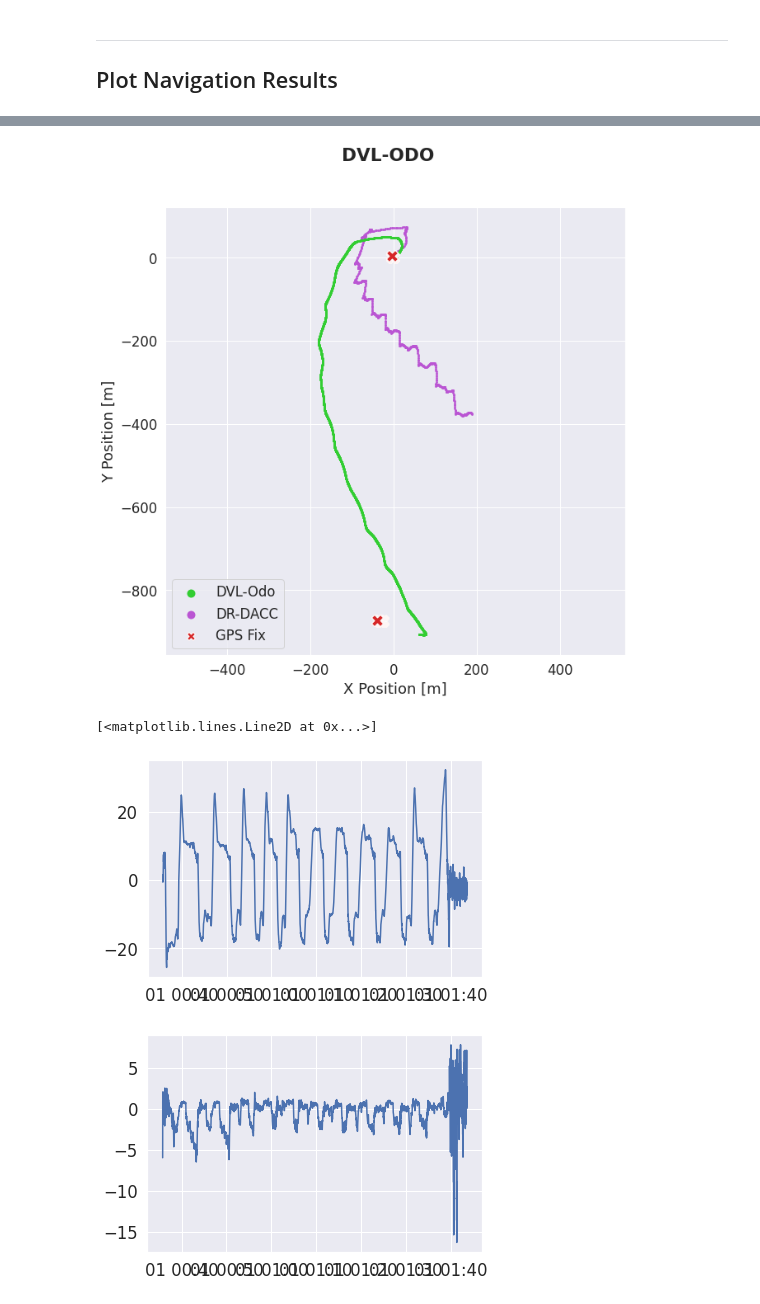
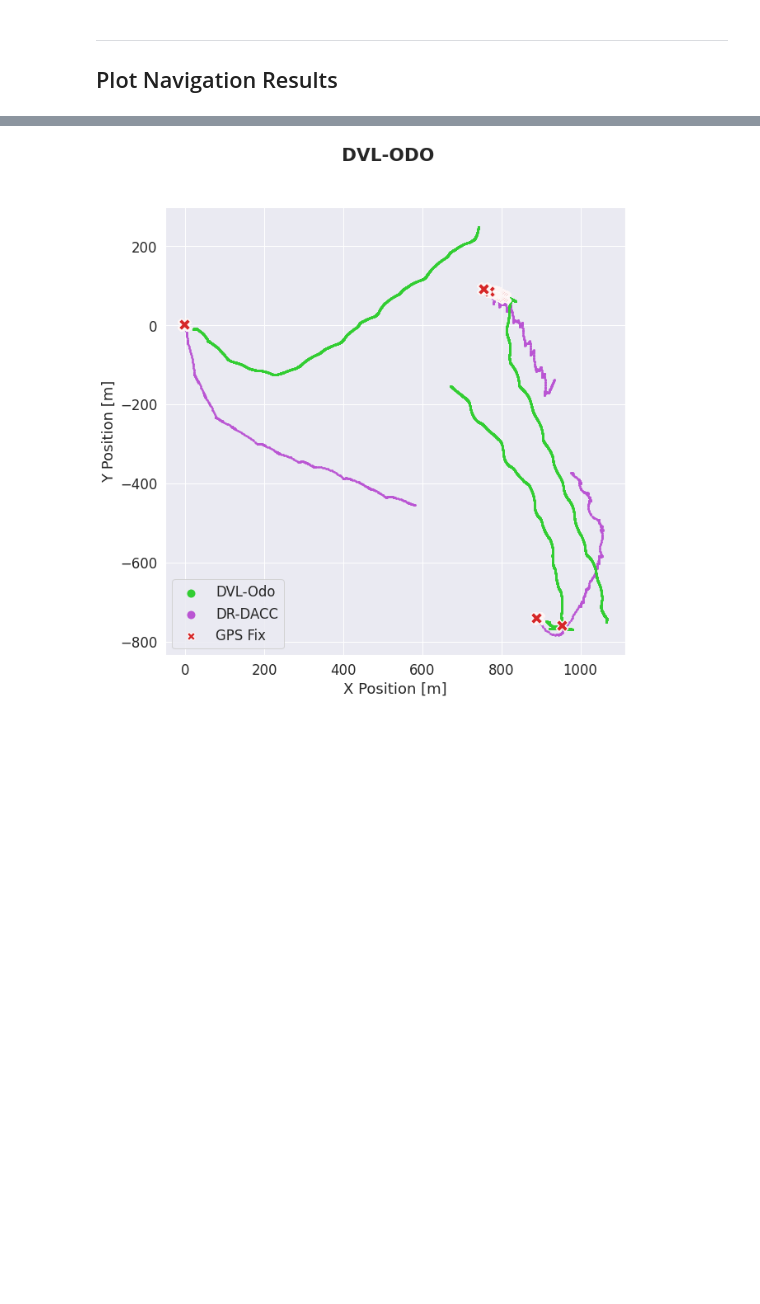
Before and after one commit to gidobot/dvl-nav, a Jupyter notebook: notebook/dvl-navigation-unit770.ipynb, the cells around one changed output, grey strips where cells are left out. Saved outputs shown, nothing was run; the diff lists cells and outputs as text; code cells hidden in the pictures; blank space fills up the shorter version.

```diff
--- a/notebook/dvl-navigation-unit770.ipynb
+++ b/notebook/dvl-navigation-unit770.ipynb
@@ -100,7 +96,7 @@ print('Done!')
 Done!
 # %%
 #filepath = '/home/gburgess/dvl-nav/data/field_data/buzz_bay/dec_15/'
-filepath = '/home/gburgess/dvl-nav/data/field_data/puerto_rico/mar9/'
+filepath = '/home/gburgess/dvl-nav/data/field_data/puerto_rico/mar17/'
 # %% [markdown]
 ---
 <a id='load-and-parse-data'></a>
@@ -305,0 +325,8 @@ end_dvl = dvl_raw_df_new.index.get_loc(ctd_end, method='nearest')
+# %%
+# Specific to when using DBD data as IMU
+print('CTD Start: ', ctd_start, ' CTD end: ', ctd_end)
+print('DBD Start: ', time_dbd[0], ' DBD END: ', time_dbd[-1])
+print('Diff start: ',time_dbd[0] - ctd_start  , ' Diff end: ', time_dbd[-1] - ctd_end)
+
+start_adjustment = int(np.ceil(time_dbd[0] - ctd_start))
+end_adjustment = int(np.ceil(np.abs(time_dbd[-1] - ctd_end)))
@@ -361,8 +464,8 @@ ts.to_dataframe()
 # %%
 reload_modules()
 
+btm_count = 0
 # tuning parameters for working with DVL data
-#TODO confirm one way or another on pitch bias
 pitch_bias           = 0
 #pitch_bias           =  8    # [deg]   mounting pitch bias for the sonar
 start_filter         =  2    # [bin #] avoid using the first number of bins
@@ -370,6 +473,7 @@ end_filter           =  2    # [bin #] avoid using the last number of bins
 voc_mag_filter       =  1.0  # [m/s]   filter out ocean current
 voc_delta_mag_filter =  0.5  # [m/s]   filter out deltas between layers
 near_surface_filter  = 10    # [m]     ignore Vtw when near surface
+direction = 'descending'
 
 # constants
 DEG_TO_RAD = np.pi/180
@@ -380,8 +484,7 @@ bin0_dist    = ts.df.bin0_distance[0]
 bin_len      = np.cos(pitch_bias*DEG_TO_RAD)*bin_len
 bin0_dist    = np.cos(pitch_bias*DEG_TO_RAD)*bin0_dist
 max_range    = 40
-# max_range    = 80
-max_depth    = int(np.max(ts.df.depth)+80)
+max_depth    = int(np.max(ts.df.ctd_depth)+max_range)
 x_beam       = 0
 y_beam       = 1
 
@@ -412,6 +515,7 @@ for t in range(len(ts.df)):
         vtw_u = ts.df.rel_vel_dvl_u[t]
         vtw_v = ts.df.rel_vel_dvl_v[t]
 
+    #print(vtw_u, vtw_v)
     # extract Voc reference from bottom track velocity when available
     if not np.isnan(ts.df.abs_vel_btm_u[t]):
         vog_u = ts.df.abs_vel_btm_u[t]
@@ -419,6 +523,8 @@ for t in range(len(ts.df)):
         voc_u = vog_u - vtw_u
         voc_v = vog_v - vtw_v
         voc_ref = VelocityShearPropagation.OceanCurrent(voc_u, voc_v, 0)
+        # print(vog_u, vog_v)
+        btm_count = btm_count +1
     else:
         voc_ref = VelocityShearPropagation.OceanCurrent()
 
@@ -665,8 +785,8 @@ for t in range(1,len(ts.df)):
         cur_dbd  = df_dbd[str(cur_time):].copy()
         if (len(cur_dbd.m_gps_x_lmc) != 0):
             if not np.isnan(cur_dbd.m_gps_x_lmc[0]):
-                cur_x = cur_dbd.m_gps_x_lmc[0] #- dbd_origin_x_lmc
-                cur_y = cur_dbd.m_gps_y_lmc[0] #- dbd_origin_y_lmc
+                cur_x = cur_dbd.m_gps_x_lmc[0] - dbd_origin_x_lmc
+                cur_y = cur_dbd.m_gps_y_lmc[0] - dbd_origin_y_lmc
                 flag_gps_fix_at_surface = True
 
                 vel_list_x.append(cur_dbd.m_vx_lmc[0])
@@ -770,7 +899,7 @@ Name: m_gps_lat, Length: 894, dtype: float64
 fig, ax = plt.subplots(figsize=(10,10))
 sns.set(font_scale = 1.5)
 linewidth = 8
-plt_bg = False
+plt_bg = True
 
 # sns.scatterplot(
 #     tan_pos_x,
@@ -884,47 +1013,44 @@ ylim=ax.get_ylim()
 #     sns.scatterplot(
 #         bathy_df.utm_x_list - dbd_utm_x,
 #         bathy_df.utm_y_list - dbd_utm_y,
-#         MFTAN_bg,
+#         bathy_df.slope_list,
 #         marker='s',
 #         ax=ax,
 #         s=200,
 # #         s=80,
 # #         s=20,
 #         palette="gray_r",
 #         linewidth=0,
 #         zorder=0,
 #         legend=False,
 #     )
 ax.set_xlim(xlim)
 ax.set_ylim(ylim)
 plt.xlabel('X Position [m]')
 plt.ylabel('Y Position [m]')
 plt.suptitle('DVL-ODO', fontweight='bold')
 #plt.suptitle('MF-TAN: Dive %s '%dive_label +'-- Map Var Resolution: %s'%map_var_resolution,  fontweight='bold')
 #plt.savefig('/Users/zduguid/Desktop/fig/tmp.png')
 #plt.close()
 #print('> Done plotting!')
 plt.show()
 
 # ts.df.head()
 # plt.figure()
 # plt.plot(ts.df.btm_beam0_range)
 # plt.plot(ts.df.btm_beam1_range)
 # plt.plot(ts.df.btm_beam2_range)
 # plt.plot(ts.df.btm_beam3_range)
 
-plt.figure()
-plt.plot(ts.df.ahrs_pitch)
+# plt.figure()
+# plt.plot(ts.df.ahrs_pitch)
 
-plt.figure()
-plt.plot(ts.df.ahrs_roll)
+# plt.figure()
+# plt.plot(ts.df.ahrs_roll)
 
-plt.figure()
-plt.plot(ts.df.ahrs_heading)
-plt.figure()
-plt.plot(df_dbd.m_heading * 180/3.14, 'r')
+# plt.figure()
+# plt.plot(ts.df.ahrs_heading)
+# plt.figure()
+# plt.plot(df_dbd.m_heading * 180/3.14, 'r')
 # %% [output]
-[figure, old version]
+[figure, new version]
-[<matplotlib.lines.Line2D at 0x...>]
-[figure, removed]
-[figure, removed]
```
Also changed, not shown: parts of 31 cells of this notebook.
